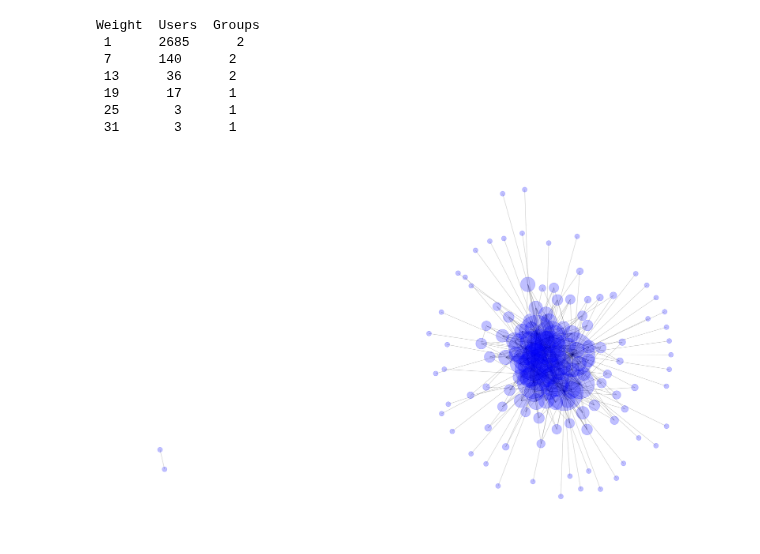
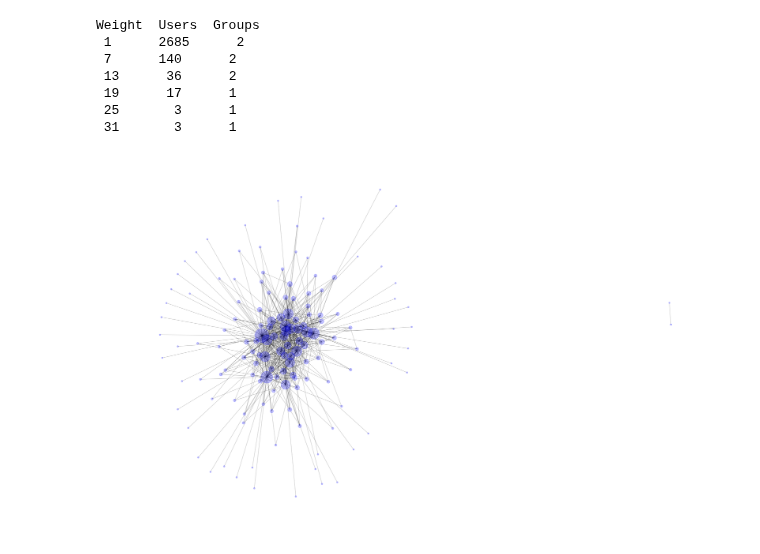
Before and after one commit to kfolsom98/DATA620, a Jupyter notebook: Project2/code/Project2.ipynb, the cells around one changed output. Drawn from its saved outputs; the diff is of its cells as text; code cells hidden in the pictures.

```diff
--- a/Project2/code/Project2.ipynb
+++ b/Project2/code/Project2.ipynb
@@ -203,11 +203,11 @@ Weight  Users  Groups
 # %%
 # apply a minimum weight 3 water level
 wsub3 = trim_edges(U, 7)
 
 spring_pos = nx.spring_layout(wsub3)
-nx.draw(wsub3, spring_pos, node_size=[v*200 for v in wsub3.degree().values()], with_labels=False, node_color='b', alpha=.25, font_size=20)
+nx.draw(wsub3, spring_pos, node_size=[v*20 for v in wsub3.degree().values()], with_labels=False, node_color='b', alpha=.25, font_size=20)
 # %% [output]
-[figure, old version]
+[figure, new version]
 # %%
 ####
 #edges = df.values.tolist()
```
